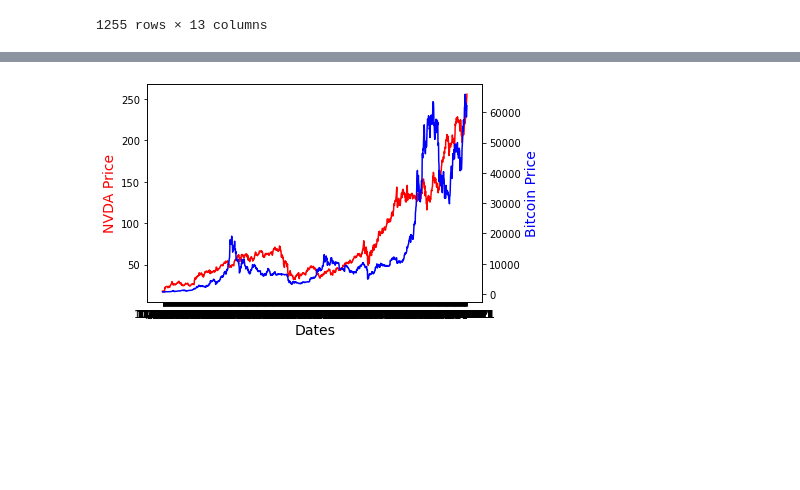
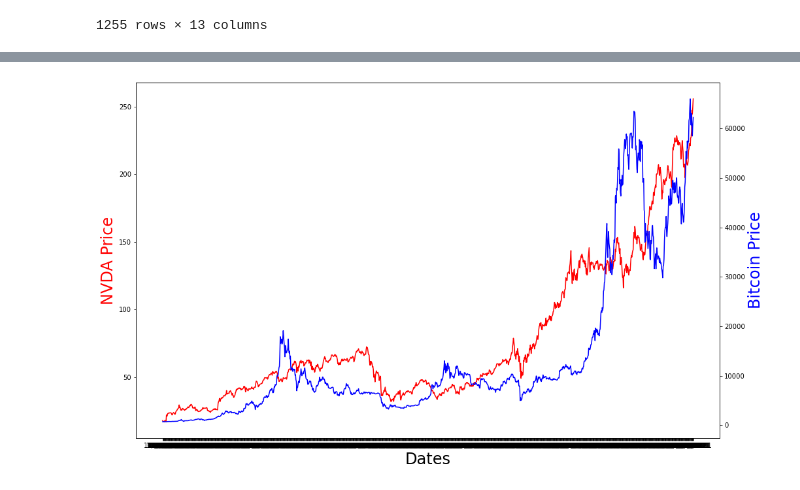
Before and after one commit to CharlotteC21/Cryptocurreny-Trend-Analysis-Group-Project, a Jupyter notebook: Bitcoin plot since 2016 to 10.29.21.ipynb, the cells around one changed output, grey strips where cells are left out. Saved outputs shown, nothing was run; the diff lists cells and outputs as text; code cells hidden in the pictures; blank space fills up the shorter version.

```diff
--- a/Bitcoin plot since 2016 to 10.29.21.ipynb
+++ b/Bitcoin plot since 2016 to 10.29.21.ipynb
@@ -83,37 +102,35 @@ plt.show()
 # %%
 ###### plotting both lines - Data with NVDA VS BITCOIN
 nvdaclose_price = bit_nvda_merge["NVDA Close"]
 bitclose_price = bit_nvda_merge["Bitcoin Close"]
 dates = bit_nvda_merge["Date"]
-# plt.plot(nvdaclose_price, color="green", label="NVDA Price")
-# plt.plot(bitclose_price, color="red", label="Bitcoin Price")
-
-# plt.legend(loc="best")
-# plt.title("Bitcoin vs NVDA Price")
-# plt.xlabel("NVDA")
-# plt.ylabel("Bitcoin")
-# plt.show()
 
 # create figure and axis objects with subplots()
 fig,ax = plt.subplots()
+
+fig.set_figheight(10)
+fig.set_figwidth(16)
+
 # make a plot
 ax.plot(dates, nvdaclose_price, color="red")
 # set x-axis label
-ax.set_xlabel("Dates",fontsize=14)
+ax.set_xlabel("Dates",fontsize=24)
+
 # set y-axis label
-ax.set_ylabel("NVDA Price",color="red",fontsize=14)
+ax.set_ylabel("NVDA Price",color="red",fontsize=24)
 
 # twin object for two different y-axis on the sample plot
 ax2=ax.twinx()
 # make a plot with different y-axis using second axis object
 ax2.plot(dates, bitclose_price,color="blue")
-ax2.set_ylabel("Bitcoin Price",color="blue",fontsize=14)
+ax2.set_ylabel("Bitcoin Price",color="blue",fontsize=24)
+
 plt.show()
 # save the plot as a file
 fig.savefig('two_different_y_axis_for_single_python_plot_with_twinx.jpg',
             format='jpeg',
             dpi=100,
             bbox_inches='tight')
 # %% [output]
-[figure, old version]
+[figure, new version]
 # %%
```
Also changed, not shown: parts of 8 cells of this notebook, 1 other file.
